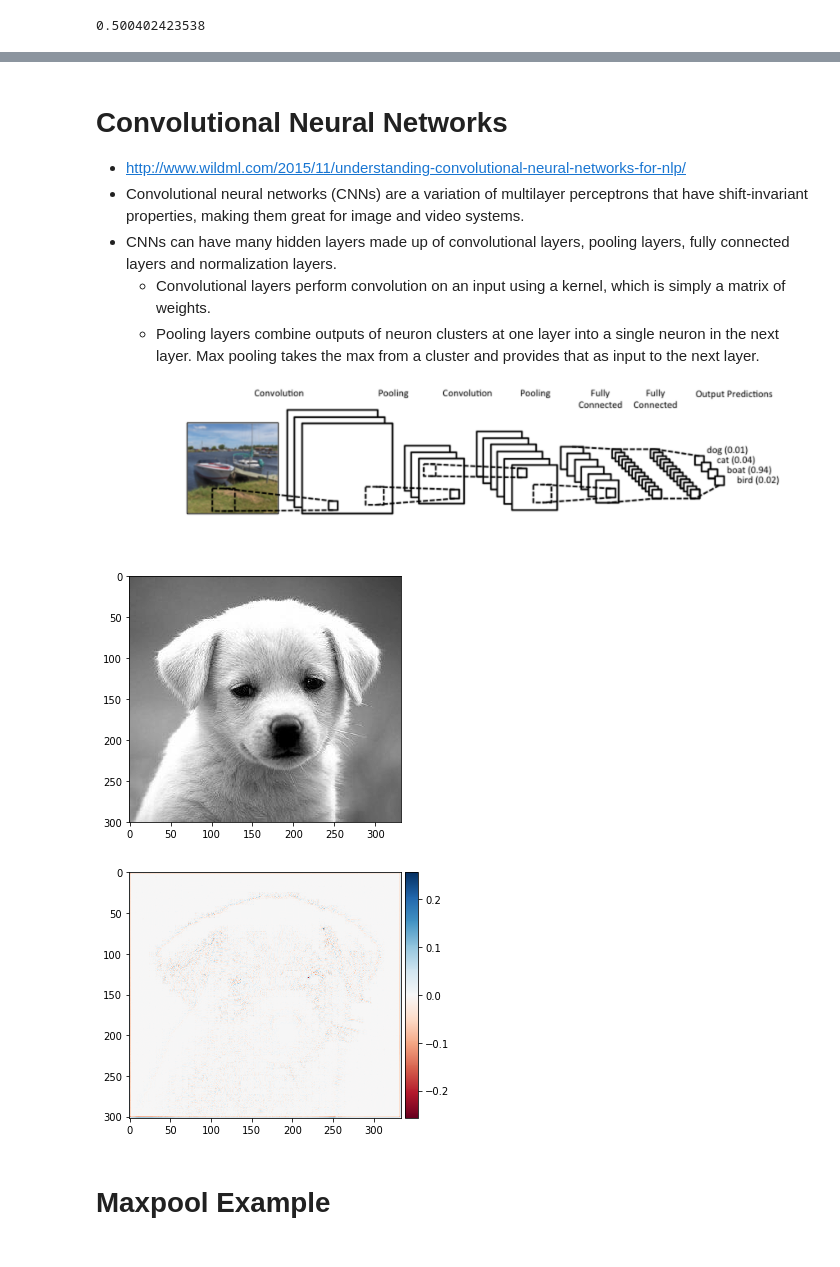
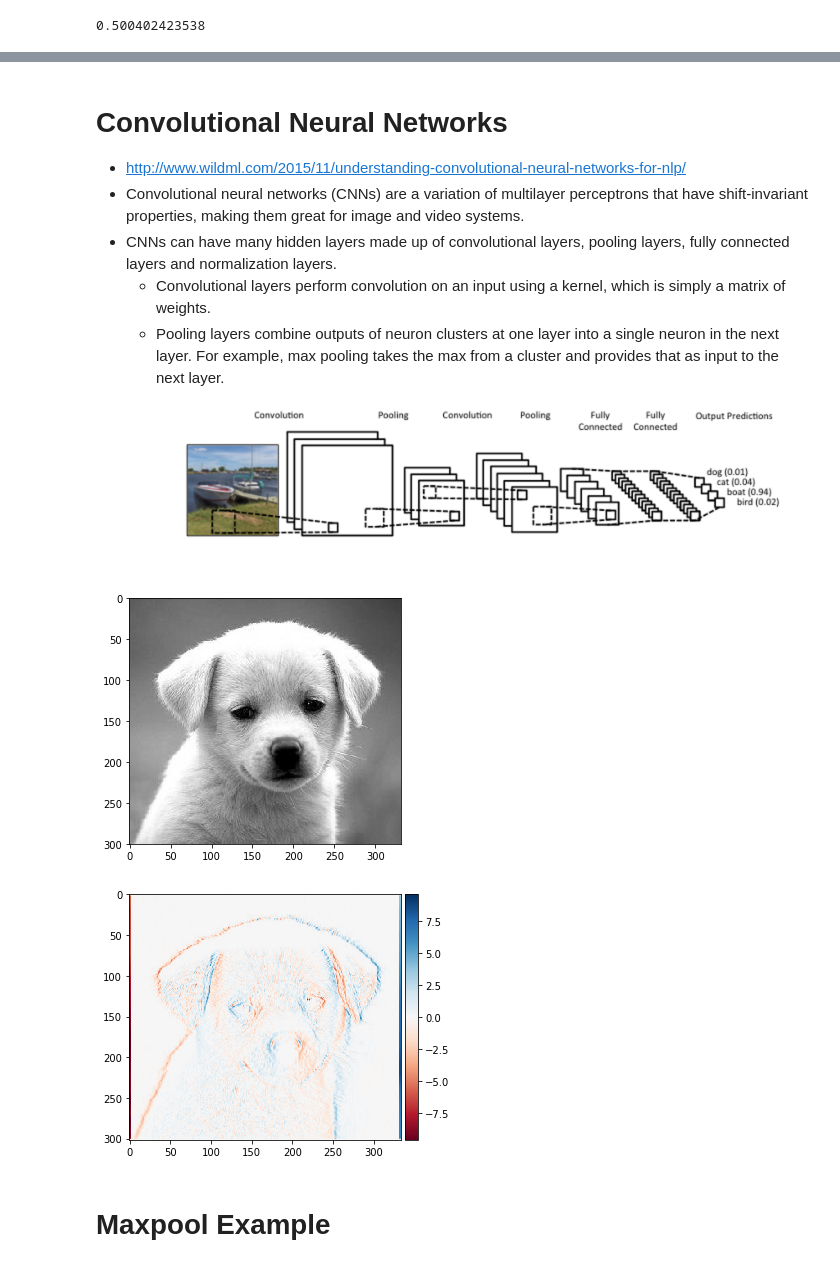
Before and after one commit to ericvanbuhler/ml-class, a Jupyter notebook: ML Introduction Session 2.ipynb, the cells around one changed output, grey strips where cells are left out. Cells and saved outputs as stored; diff of their text form; code cells hidden in the pictures.

```diff
--- a/ML Introduction Session 2.ipynb
+++ b/ML Introduction Session 2.ipynb
@@ -216,27 +225,27 @@ Epoch 10/10
 * Convolutional neural networks (CNNs) are a variation of multilayer perceptrons that have shift-invariant properties, making them great for image and video systems.
 * CNNs can have many hidden layers made up of  convolutional layers, pooling layers, fully connected layers and normalization layers.
     * Convolutional layers perform convolution on an input using a kernel, which is simply a matrix of weights.
-    * Pooling layers combine outputs of neuron clusters at one layer into a single neuron in the next layer. Max pooling takes the max from a cluster and provides that as input to the next layer.
+    * Pooling layers combine outputs of neuron clusters at one layer into a single neuron in the next layer. For example, max pooling takes the max from a cluster and provides that as input to the next layer.
 ![cnn.png](attachment:cnn.png)
 # %%
 from skimage import io
 from skimage import data
 from scipy.signal import convolve2d
 
 image = io.imread('dog.jpg', as_grey=True)
 io.imshow(image)
 io.show()
 
-kernel = [[0.0, 0.1, 0.0],
-          [0.1, -0.4, 0.1],
-          [0.0, 0.1, 0.0]]
+kernel = [[-3, 0, 3],
+          [-10, 0, 10],
+          [-3, 0, 3]]
 
 new_image = convolve2d(image, kernel)
 io.imshow(new_image)
 io.show()
 # %% [output]
 [figure]
-[figure, old version]
+[figure, new version]
 # %% [markdown]
 # Maxpool Example
 # %%
```
Also changed, not shown: parts of 19 cells of this notebook.
